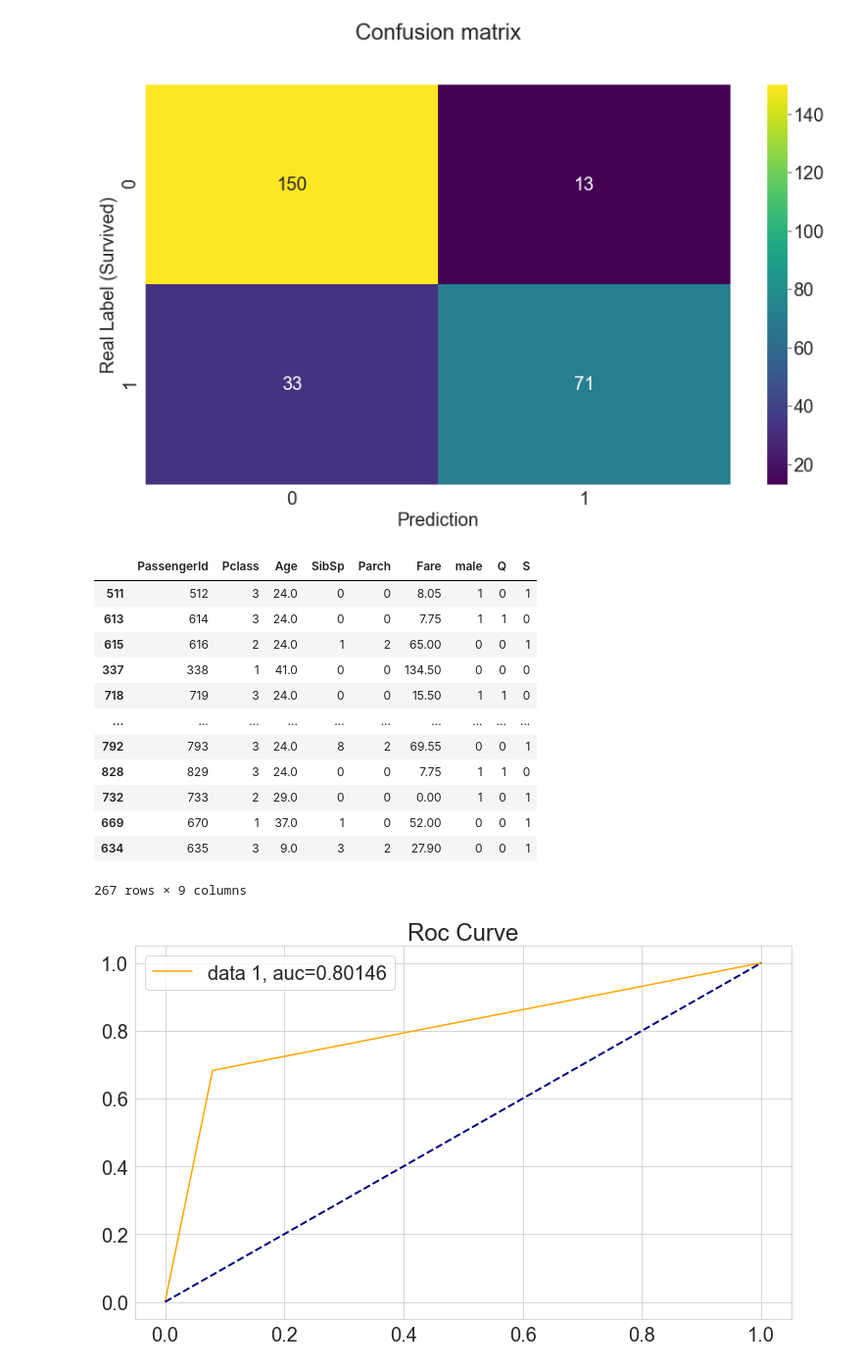
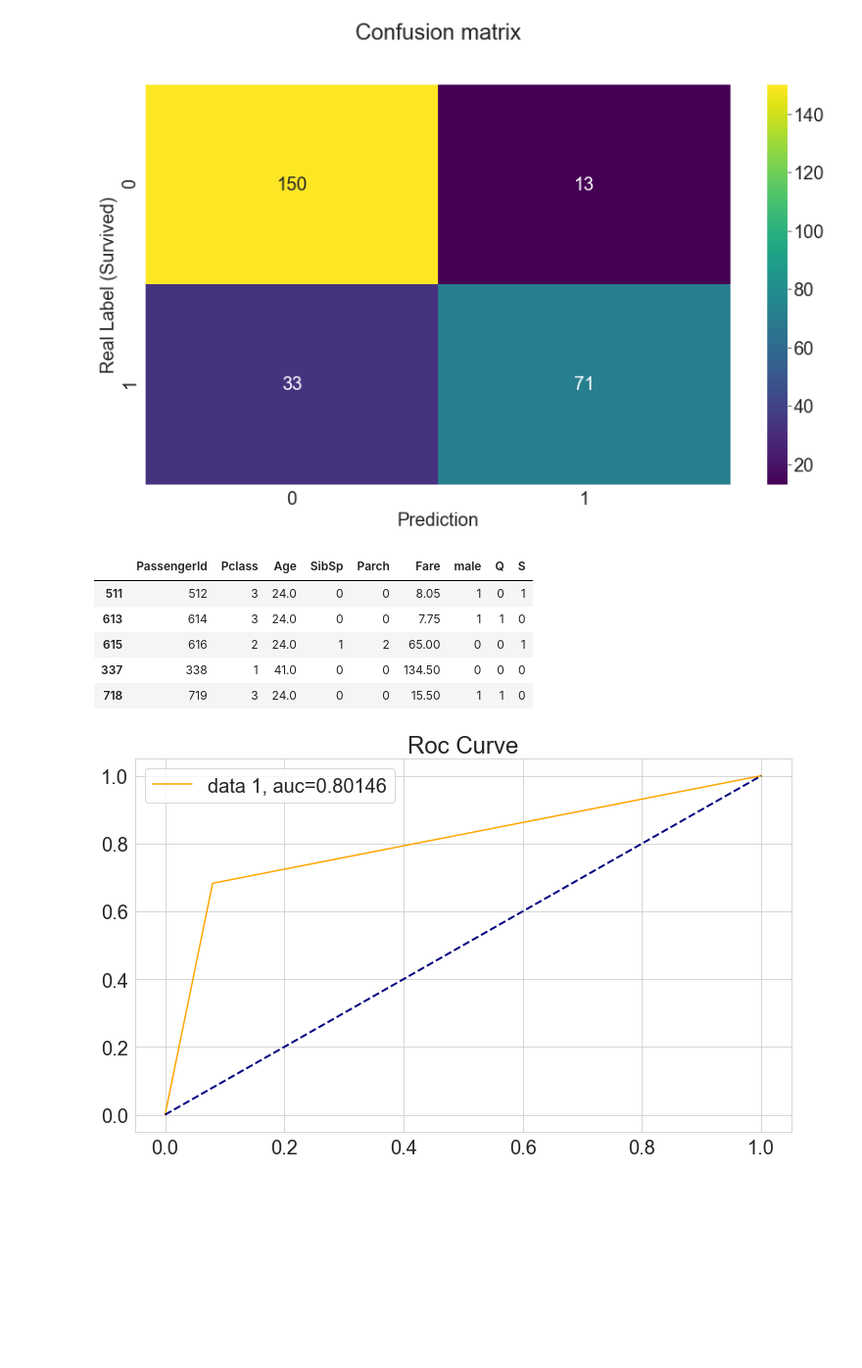
Before and after one commit to raet-94/pythontricks, a Jupyter notebook: LogisticRegression.ipynb, the cells around one changed output. Shown at 98% size. Saved outputs shown, nothing was run; the diff lists cells and outputs as text; code cells hidden in the pictures; blank space fills up the shorter version.

```diff
--- a/LogisticRegression.ipynb
+++ b/LogisticRegression.ipynb
@@ -191,21 +243,14 @@ plt.xlabel('Prediction')
 Text(0.5, 33.0, 'Prediction')
 [figure]
 # %%
-X_test
+X_test.head()
 # %% [output]
 |  | PassengerId | Pclass | Age | SibSp | Parch | Fare | male | Q | S |
 | 511 | 512 | 3 | 24.0 | 0 | 0 | 8.05 | 1 | 0 | 1 |
 | 613 | 614 | 3 | 24.0 | 0 | 0 | 7.75 | 1 | 1 | 0 |
 | 615 | 616 | 2 | 24.0 | 1 | 2 | 65.00 | 0 | 0 | 1 |
 | 337 | 338 | 1 | 41.0 | 0 | 0 | 134.50 | 0 | 0 | 0 |
 | 718 | 719 | 3 | 24.0 | 0 | 0 | 15.50 | 1 | 1 | 0 |
-| ... | ... | ... | ... | ... | ... | ... | ... | ... | ... |
-| 792 | 793 | 3 | 24.0 | 8 | 2 | 69.55 | 0 | 0 | 1 |
-| 828 | 829 | 3 | 24.0 | 0 | 0 | 7.75 | 1 | 1 | 0 |
-| 732 | 733 | 2 | 29.0 | 0 | 0 | 0.00 | 1 | 0 | 1 |
-| 669 | 670 | 1 | 37.0 | 1 | 0 | 52.00 | 0 | 0 | 1 |
-| 634 | 635 | 3 | 9.0 | 3 | 2 | 27.90 | 0 | 0 | 1 |
-267 rows × 9 columns
 # %%
 fpr, tpr, _ = metrics.roc_curve(y_test,  predictions)
 auc = metrics.roc_auc_score(y_test, predictions)
```
Also changed, not shown: parts of 6 cells of this notebook.
